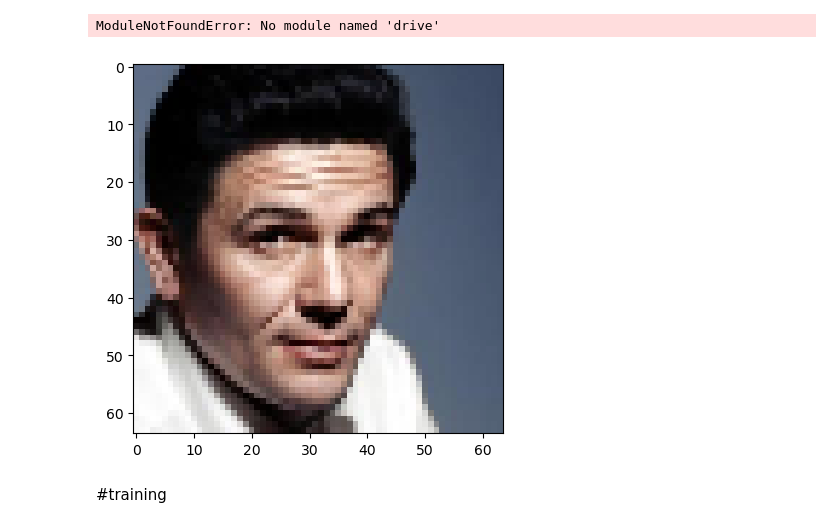
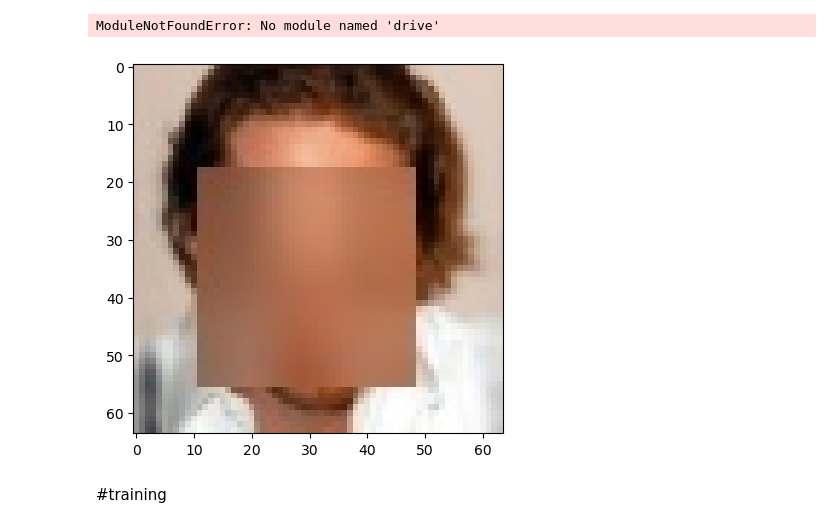
Before and after one commit to lovroglogar/du2_projekt, a Jupyter notebook: exploration.ipynb, the cells around one changed output. Saved outputs shown, nothing was run; the diff lists cells and outputs as text; code cells hidden in the pictures.

Commit message:
Final models and example of reconstruction from test set

```diff
--- a/exploration.ipynb
+++ b/exploration.ipynb
@@ -22,9 +24,11 @@ from torchvision import transforms
 # dataset_x = FacesDataset("/content/drive/MyDrive/duboko_projekt/dub2_data/subset_1000/pickled/celeba_hq_256", transform=transforms.ToTensor())
 # dataset_y = FacesDataset("/content/drive/MyDrive/duboko_projekt/dub2_data/subset_1000/pickled/avg_blurred_images", transform=transforms.ToTensor())
 
+from torch.utils.data import random_split
 from faces_dataset import FacesDataset
 dataset_x = FacesDataset("dub2_data\\pickled\\celeba_hq_256", transform=transforms.ToTensor())
-dataset_avg_blurr = FacesDataset("dub2_data\\pickled\\avg_blurred_images", transform=transforms.ToTensor())
+# dataset_avg_blurr = FacesDataset("dub2_data\\pickled\\avg_blurred_images", transform=transforms.ToTensor())
+dataset_avg_blurr = FacesDataset("pickled\\avg_blurred_images", transform=transforms.ToTensor())
 # dataset_gauss_blurr = FacesDataset("dub2_data\\pickled\\gauss_blurred_images", transform=transforms.ToTensor())
 # dataset_y = torch.utils.data.ConcatDataset([dataset_avg_blurr, dataset_gauss_blurr])
 dataset_y = dataset_avg_blurr
@@ -30,0 +53,8 @@ dataset_y = dataset_avg_blurr
+# %%
+train_val_split = 0.99
+split = int(train_val_split * len(dataset_x))
+dataset_x_test = Subset(dataset_x, range(split, len(dataset_x)))
+dataset_x = Subset(dataset_x, range(split))
+
+dataset_y_test = Subset(dataset_y, range(split, len(dataset_y)))
+dataset_y = Subset(dataset_y, range(split))
@@ -36,3 +95,7 @@ from torch.utils.data import DataLoader, SubsetRandomSampler
 # dataloader_y = DataLoader(dataset_y, batch_size=128, sampler=SubsetRandomSampler(subsample_train_indices))
 dataloader_x = DataLoader(dataset_x, batch_size=128, shuffle=True)
 dataloader_y = DataLoader(dataset_y, batch_size=128, shuffle=True)
+# %%
+dataloader_x = DataLoader(dataset_x_test, batch_size=128, shuffle=False)
+dataloader_y = DataLoader(dataset_y_test, batch_size=128, shuffle=False)
+show_img(next(iter(dataloader_y))[0])
@@ -45,12 +114,12 @@ from networks import Generator, Discriminator
 # %%
 from PIL import Image
 import numpy as np
 def show_img(x):
     imshow(x.permute(1,2,0))
-s = next(iter(dataloader_x))#.shape
+s = next(iter(dataloader_y))#.shape
 show_img(s[0])
 # %% [output]
-[figure, old version]
+[figure, new version]
 # %% [markdown]
 #training
 # %%
```
Also changed, not shown: parts of 26 cells of this notebook, 9 other files.
